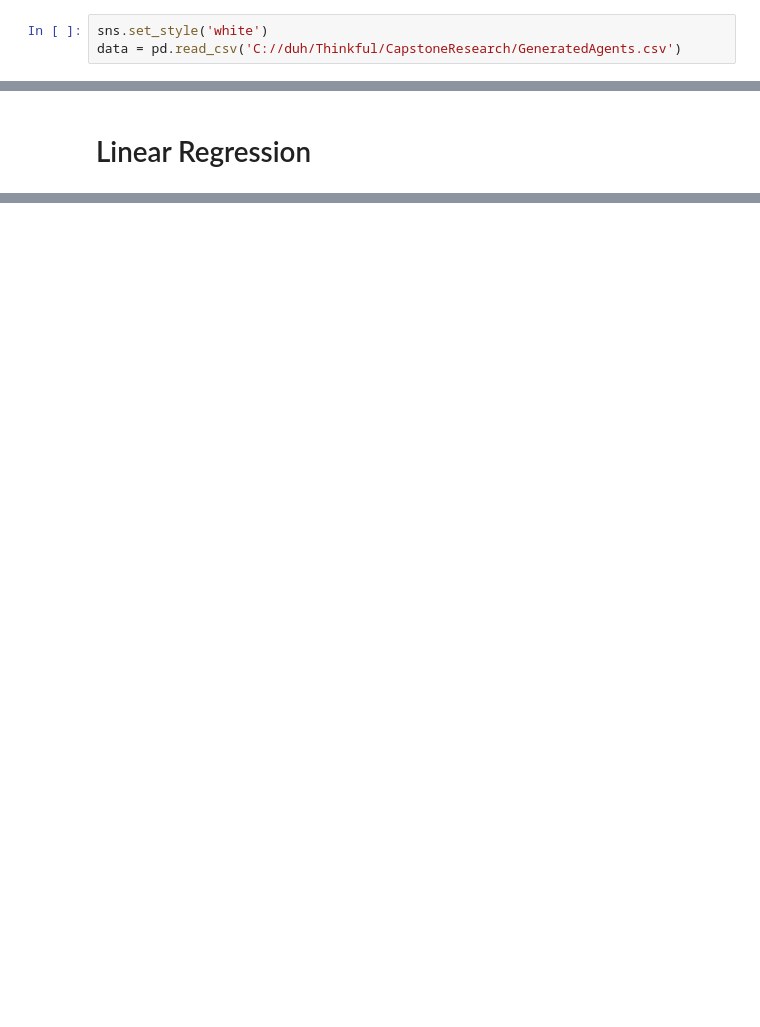
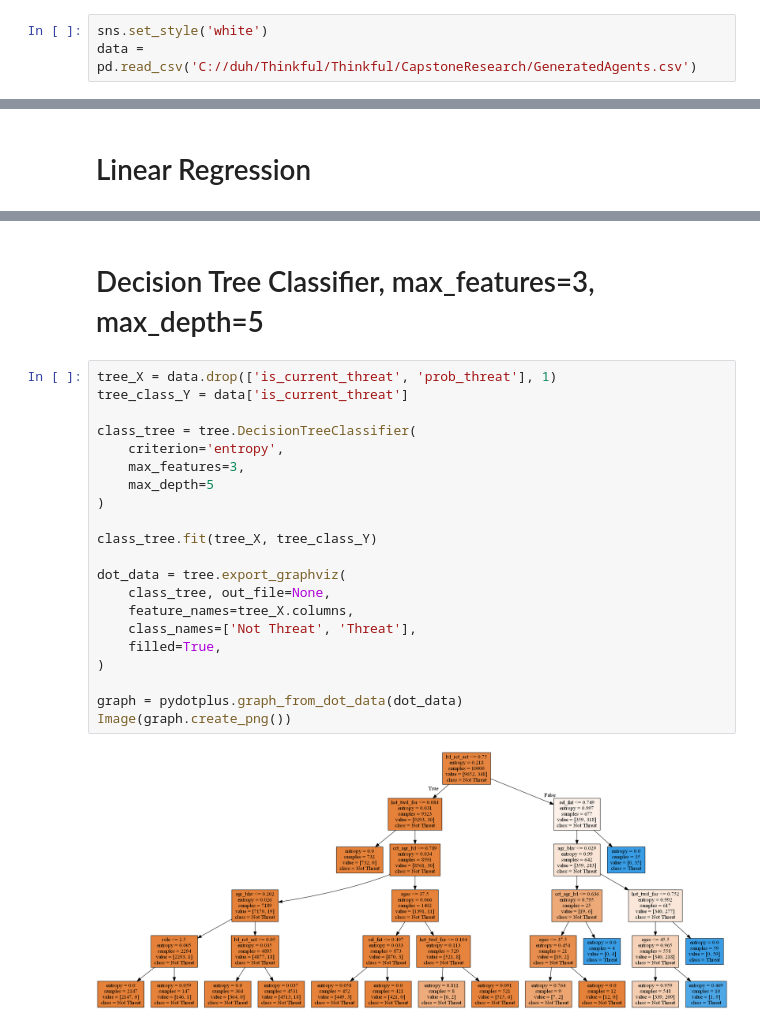
Before and after one commit to BlaHaws/Thinkful, a Jupyter notebook: CapstoneResearch/PredictingTerroristCapstone3.ipynb, the cells around one changed output, grey strips where cells are left out. Drawn from its saved outputs; the diff is of its cells as text; blank space fills up the shorter version.

```diff
--- a/CapstoneResearch/PredictingTerroristCapstone3.ipynb
+++ b/CapstoneResearch/PredictingTerroristCapstone3.ipynb
@@ -30,6 +42,6 @@ warnings.filterwarnings(action="ignore", module="scipy", message="^internal gels
 # %%
 sns.set_style('white')
-data = pd.read_csv('C://duh/Thinkful/CapstoneResearch/GeneratedAgents.csv')
+data = pd.read_csv('C://duh/Thinkful/Thinkful/CapstoneResearch/GeneratedAgents.csv')
 # %% [markdown]
 # Naive Bayes
 # %%
@@ -81,0 +125,25 @@ Cross Validation:
+# %% [markdown]
+# Decision Tree Classifier, max_features=3, max_depth=5
+# %%
+tree_X = data.drop(['is_current_threat', 'prob_threat'], 1)
+tree_class_Y = data['is_current_threat']
+
+class_tree = tree.DecisionTreeClassifier(
+    criterion='entropy',
+    max_features=3,
+    max_depth=5
+)
+
+class_tree.fit(tree_X, tree_class_Y)
+
+dot_data = tree.export_graphviz(
+    class_tree, out_file=None,
+    feature_names=tree_X.columns,
+    class_names=['Not Threat', 'Threat'],
+    filled=True,
+)
+
+graph = pydotplus.graph_from_dot_data(dot_data)
+Image(graph.create_png())
+# %% [output]
+[figure, added]
```
Also changed, not shown: parts of 29 cells of this notebook.
